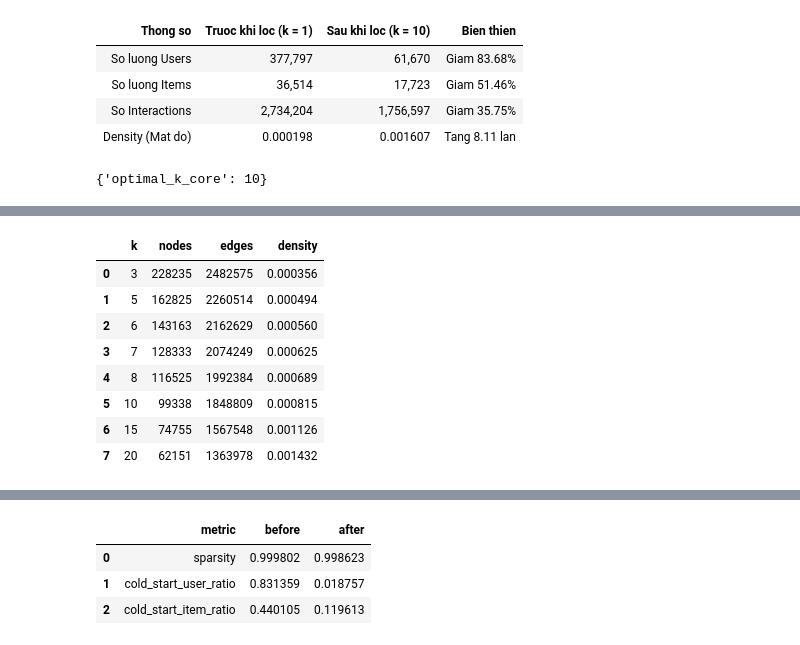
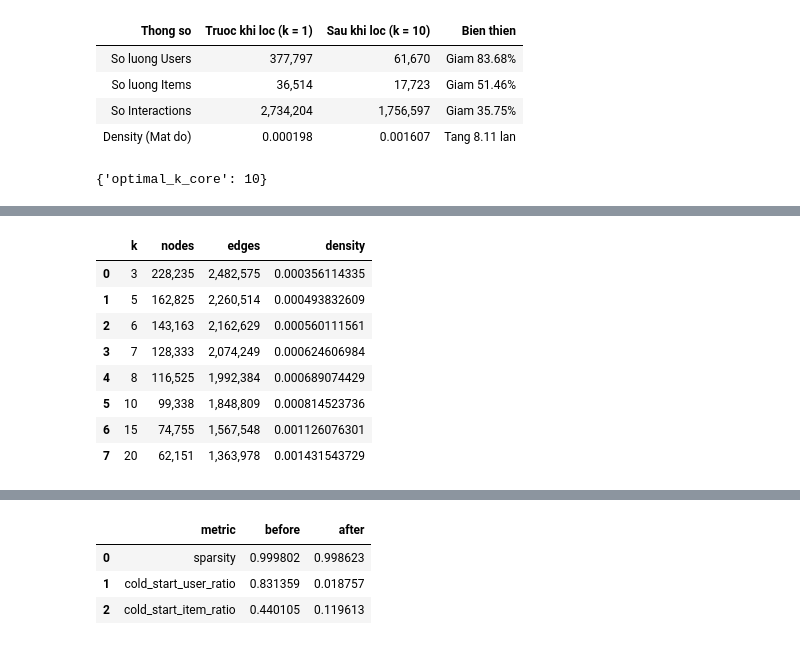
Before and after one commit to Jung2304/Social_Network_Analysis_Group36, a Jupyter notebook: eda_date_added_k=10.ipynb, the cells around one changed output, grey strips where cells are left out. Drawn from its saved outputs; the diff is of its cells as text; code cells hidden in the pictures.

Commit message:
Update post k-core plots and final summary in EDA notebook

```diff
--- a/eda_date_added_k=10.ipynb
+++ b/eda_date_added_k=10.ipynb
@@ -1433,22 +1433,69 @@ kcore_table = kcore_table[['threshold_k', 'nodes', 'kept_interactions', 'density
 kcore_table.columns = ['k', 'nodes', 'edges', 'density']
 optimal_k_core = int(min_user_interaction)
 
+def fmt_int(x):
+    return f'{int(x):,}'
+
+def fmt_float_plain(x, digits=12):
+    return f'{float(x):.{digits}f}'.rstrip('0').rstrip('.')
+
+def fmt_ratio(x):
+    return f'{float(x):.6f}'
+
+# Keep counts as int and density in plain decimal for final output block.
 final_output_table = pd.DataFrame([
-    {'output': 'Filtered Users', 'value': filtered_users},
-    {'output': 'Filtered Items', 'value': filtered_items},
-    {'output': 'Filtered Interactions', 'value': filtered_edges},
-    {'output': 'Filtered Density', 'value': filtered_density},
-    {'output': 'min_user_interaction', 'value': min_user_interaction},
-    {'output': 'min_item_interaction', 'value': min_item_interaction},
-    {'output': 'k_core', 'value': optimal_k_core}
-])
+    {'output': 'Filtered Users', 'value': int(filtered_users)},
+    {'output': 'Filtered Items', 'value': int(filtered_items)},
+    {'output': 'Filtered Interactions', 'value': int(filtered_edges)},
+    {'output': 'Filtered Density', 'value': fmt_float_plain(filtered_density, digits=12)},
+    {'output': 'min_user_interaction', 'value': int(min_user_interaction)},
+    {'output': 'min_item_interaction', 'value': int(min_item_interaction)},
+    {'output': 'k_core', 'value': int(optimal_k_core)}
+], dtype=object)
+
+# Format display tables to avoid scientific notation in metrics.
+dataset_summary_table_display = dataset_summary_table.copy()
+for col in ['users', 'items', 'interactions']:
+    dataset_summary_table_display[col] = dataset_summary_table_display[col].map(fmt_int)
+dataset_summary_table_display['density'] = dataset_summary_table_display['density'].map(lambda v: fmt_float_plain(v, digits=12))
+
+filtering_results_table_display = filtering_results_table.copy()
+filtering_results_table_display.loc[filtering_results_table_display['metric'] != 'Density', 'Before'] = (
+    filtering_results_table_display.loc[filtering_results_table_display['metric'] != 'Density', 'Before'].map(fmt_int)
+)
+filtering_results_table_display.loc[filtering_results_table_display['metric'] != 'Density', 'After'] = (
+    filtering_results_table_display.loc[filtering_results_table_display['metric'] != 'Density', 'After'].map(fmt_int)
+)
+filtering_results_table_display.loc[filtering_results_table_display['metric'] == 'Density', 'Before'] = (
+    filtering_results_table_display.loc[filtering_results_table_display['metric'] == 'Density', 'Before'].map(lambda v: fmt_float_plain(v, digits=12))
+)
+filtering_results_table_display.loc[filtering_results_table_display['metric'] == 'Density', 'After'] = (
+    filtering_results_table_display.loc[filtering_results_table_display['metric'] == 'Density', 'After'].map(lambda v: fmt_float_plain(v, digits=12))
+)
+
+kcore_table_display = kcore_table.copy()
+for col in ['k', 'nodes', 'edges']:
+    kcore_table_display[col] = kcore_table_display[col].map(fmt_int)
+kcore_table_display['density'] = kcore_table_display['density'].map(lambda v: fmt_float_plain(v, digits=12))
+
+graph_properties_table_display = graph_properties_table.copy()
+graph_properties_table_display.loc[graph_properties_table_display['property'] != 'average_degree', 'value'] = (
+    graph_properties_table_display.loc[graph_properties_table_display['property'] != 'average_degree', 'value'].map(fmt_int)
+)
+graph_properties_table_display.loc[graph_properties_table_display['property'] == 'average_degree', 'value'] = (
+    graph_properties_table_display.loc[graph_properties_table_display['property'] == 'average_degree', 'value'].map(fmt_ratio)
+)
+
+learnability_table_display = learnability_table.copy()
+learnability_table_display['before'] = learnability_table_display['before'].map(fmt_ratio)
+learnability_table_display['after'] = learnability_table_display['after'].map(fmt_ratio)
 
 print({'optimal_k_core': optimal_k_core})
-display(dataset_summary_table)
-display(filtering_results_table)
-display(kcore_table)
-display(graph_properties_table)
-display(learnability_table)
+display(dataset_summary_table_display)
+display(filtering_results_table_display)
+display(kcore_table_display)
+display(graph_properties_table_display)
+display(learnability_table_display)
 display(final_output_table)
 # %% [output]
 {'optimal_k_core': 10}
@@ -1463,10 +1510,10 @@ display(final_output_table)
 |  | k | nodes | edges | density |
-| 0 | 3 | 228235 | 2482575 | 0.000356 |
-| 1 | 5 | 162825 | 2260514 | 0.000494 |
-| 2 | 6 | 143163 | 2162629 | 0.000560 |
-| 3 | 7 | 128333 | 2074249 | 0.000625 |
-| 4 | 8 | 116525 | 1992384 | 0.000689 |
-| 5 | 10 | 99338 | 1848809 | 0.000815 |
-| 6 | 15 | 74755 | 1567548 | 0.001126 |
-| 7 | 20 | 62151 | 1363978 | 0.001432 |
+| 0 | 3 | 228,235 | 2,482,575 | 0.000356114335 |
+| 1 | 5 | 162,825 | 2,260,514 | 0.000493832609 |
+| 2 | 6 | 143,163 | 2,162,629 | 0.000560111561 |
+| 3 | 7 | 128,333 | 2,074,249 | 0.000624606984 |
+| 4 | 8 | 116,525 | 1,992,384 | 0.000689074429 |
+| 5 | 10 | 99,338 | 1,848,809 | 0.000814523736 |
+| 6 | 15 | 74,755 | 1,567,548 | 0.001126076301 |
+| 7 | 20 | 62,151 | 1,363,978 | 0.001431543729 |
 |  | property | value |
```
Also changed, not shown: parts of 5 cells of this notebook.
